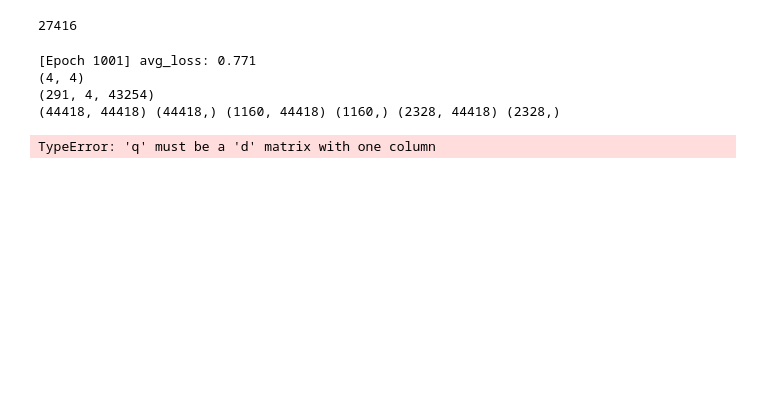
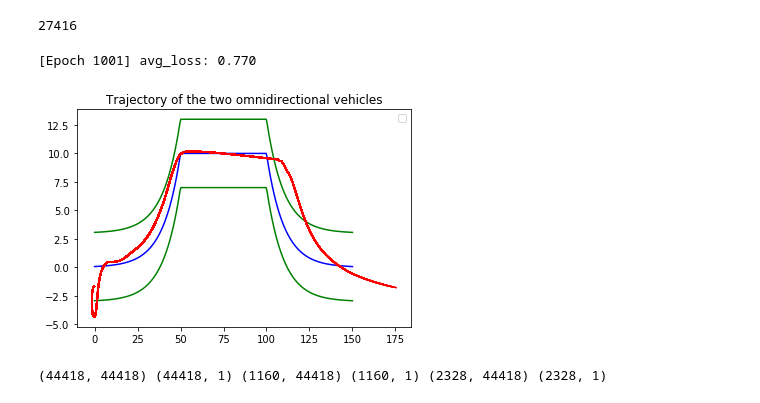
Before and after one commit to zwc662/MPSC_Guided_Imitation_Learning, a Jupyter notebook: ilqr/examples/car_2.ipynb, the cells around one changed output. Saved outputs shown, nothing was run; the diff lists cells and outputs as text; code cells hidden in the pictures; blank space fills up the shorter version.

```diff
--- a/ilqr/examples/car_2.ipynb
+++ b/ilqr/examples/car_2.ipynb
@@ -431,7 +430,7 @@ def numpy_sparse_to_spmatrix(X):
     return SP
 # %%
 agent = NeuralNetwork(input_size = (n + 1) * 4, \
-                      model_name = 'mlp_H10', \
+                      model_name = 'mlp_H10_MPSC_', \
                       batch_size = 1000, \
                       checkpoint = checkpoint)
 
@@ -449,9 +448,15 @@ if checkpoint is not None:
 # %% [output]
 27416
 # %%
+x00 = [[x_path[0][0] + 1.0 * (2 * random.random() - 1.0), \
+              x_path[0][1] + 3.0 * (2 * random.random() - 1.0), \
+              x_path[0][2] + 1.0 * (2 * random.random() - 1.0), \
+              x_path[0][3] + 3.0 * (2 * random.random() - 1.0)]]  # Initial state.
+
 for epoch in range(epoch_init, num_epoch + epoch_init):  # loop over the dataset multiple times
     dataloader = data_utils.DataLoader(agent.dataset, batch_size = agent.batch_size, shuffle = True)
     running_loss = 0.0
+
     for i, data in enumerate(dataloader, 0):
         # get the inputs
         inputs, labels = data
@@ -474,21 +479,13 @@ for epoch in range(epoch_init, num_epoch + epoch_init):  # loop over the dataset
         #agent.run()
 
 
-
-
-
     if epoch % 5 == 0:
         print('[Epoch %d] avg_loss: %.3f' % (epoch + 1, running_loss/len(dataloader)))
         torch.save({'epoch': epoch, \
                     'model_state_dict': agent.model.state_dict(), \
                     'optimizer_state_dict': agent.optimizer.state_dict(), \
                     'loss': loss}, str('checkpoints/' + str(agent.model_name) + '_' + str(epoch) + '.pt'))
-
-
-        x0 = [[x_path[0][0] + 1.0 * (2 * random.random() - 1.0), \
-              x_path[0][1] + 3.0 * (2 * random.random() - 1.0), \
-              x_path[0][2] + 1.0 * (2 * random.random() - 1.0), \
-              x_path[0][3] + 3.0 * (2 * random.random() - 1.0)]]  # Initial state.
+        x0 = x00
 
         N = 300
         n = 10
@@ -548,7 +545,7 @@ for epoch in range(epoch_init, num_epoch + epoch_init):  # loop over the dataset
             f_u[i] = dynamics.f_u(x[0, 0:4], u[0], i)
 
             # Record the trajectory
-            agent_traj = agent_traj + [[x0[0], u[0]]]
+            agent_traj.append([x[0], u[0]])
 
             # Find next state
             x0 = dynamics.f(x[0, 0:4], u[0], i)
@@ -558,60 +555,68 @@ for epoch in range(epoch_init, num_epoch + epoch_init):  # loop over the dataset
             # Calculate f_u g_theta
             F_theta[i] = f_u[i].dot(g_theta[i])
 
-        print(F_x[0, :].shape)
-        print(F_theta.shape)
+        draw_agent_traj(x_path, [agent_traj])
 
         # Define QP objective Q, p
         Q = np.eye(dynamics.state_size * (N - n + 1) + agent.num_parameters(agent.model))
-        p = np.zeros(dynamics.state_size * (N - n + 1) + agent.num_parameters(agent.model))
+        q = np.zeros((dynamics.state_size * (N - n + 1) + agent.num_parameters(agent.model), 1))
 
         # Define QP constraint Ax = b, Gx <= h
         A = np.zeros((dynamics.state_size * (N - n), \
                       dynamics.state_size * (N - n + 1) \
                       + agent.num_parameters(agent.model)))
 
-        b = np.zeros((dynamics.state_size * (N - n), ))
+        b = np.zeros((dynamics.state_size * (N - n), 1))
         G = np.zeros((2 * dynamics.state_size * (N - n + 1), \
                       dynamics.state_size * (N - n + 1)\
                       + agent.num_parameters(agent.model)))
-        h = np.zeros((2 * dynamics.state_size * (N - n + 1), ))
+        h = np.zeros((2 * dynamics.state_size * (N - n + 1), 1))
 
         for i in range(0, N - n + 1):
             x = agent_traj[i][0]
             u = agent_traj[i][1]
 
             if i <= N - n - 1:
                 A[dynamics.state_size * i : dynamics.state_size * (i + 1), \
                   dynamics.state_size * i : dynamics.state_size * (i + 1)] = F_x[i, :]
                 A[dynamics.state_size * i : dynamics.state_size * (i + 1), \
                   dynamics.state_size * (i + 1) : dynamics.state_size * (i + 2)] = - np.eye(dynamics.state_size)
                 A[dynamics.state_size * i : dynamics.state_size * (i + 1),\
                   -agent.num_parameters(agent.model) : ] = F_theta[i, :]
 
             G[dynamics.state_size * 2 * i + 1, dynamics.state_size * i + 1] = 1.0
             G[dynamics.state_size * (2 * i + 1) + 1, dynamics.state_size * i + 1] =  - 1.0
 
             if i != 0:
                 h[dynamics.state_size * 2 * i + 1] = nominal(x[0])[0] - x[1]
                 h[dynamics.state_size * (2 * i + 1) + 1] = x[1] - nominal(x[0])[1]
 
+            for j in range(dynamics.state_size):
+                Q[i * dynamics.state_size + j] = 0.0
 
 
-        print(Q.shape, p.shape, A.shape, b.shape, G.shape, h.shape)
+        print(Q.shape, q.shape, A.shape, b.shape, G.shape, h.shape)
 
         Q = numpy_sparse_to_spmatrix(Q)
-        p = numpy_sparse_to_spmatrix(p)
+        q = matrix(q)
         A = numpy_sparse_to_spmatrix(A)
-        b = numpy_sparse_to_spmatrix(b)
+        b = matrix(b)
         G = numpy_sparse_to_spmatrix(G)
-        h = numpy_sparse_to_spmatrix(h)
-        sol=solvers.qp(Q, p, G, h, A, b)
-        delta_theta = sol['x']
+        h = matrix(h)
+        print("Starting solving QP")
+        sol=solvers.qp(Q, q, G, h, A, b)
+        #sol = {'x': [0.0 for i in range(dynamics.state_size * (N - n + 1) + agent.num_parameters(agent.model))]}
+        delta_theta = list(sol['x'])
+
         pickle.dump(delta_theta, open('model_parameter_perturbation_' + str(i) + '.p', 'wb'))
-print('Finished Training')
+        print('QP solved')
+        print('Model prameter updated')
+
+        i = dynamics.state_size * (N - n + 1)
+        for theta in agent.model.parameters():
+            theta.data += torch.FloatTensor(delta_theta[i: i + theta.data.numel()]).reshape(theta.data.size()).to(agent.device)
+            i += theta.data.numel()
 # %% [output]
-[Epoch 1001] avg_loss: 0.771
-(4, 4)
-(291, 4, 43254)
-(44418, 44418) (44418,) (1160, 44418) (1160,) (2328, 44418) (2328,)
+[Epoch 1001] avg_loss: 0.770
+[figure, added]
-TypeError: 'q' must be a 'd' matrix with one column
+(44418, 44418) (44418, 1) (1160, 44418) (1160, 1) (2328, 44418) (2328, 1)
```
Also changed, not shown: parts of 5 cells of this notebook, 30 other files.
